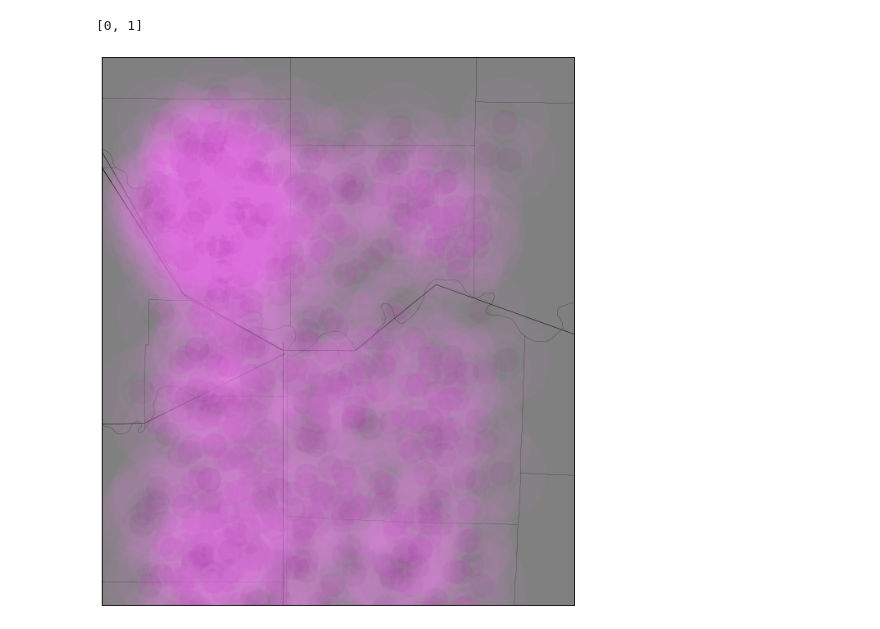
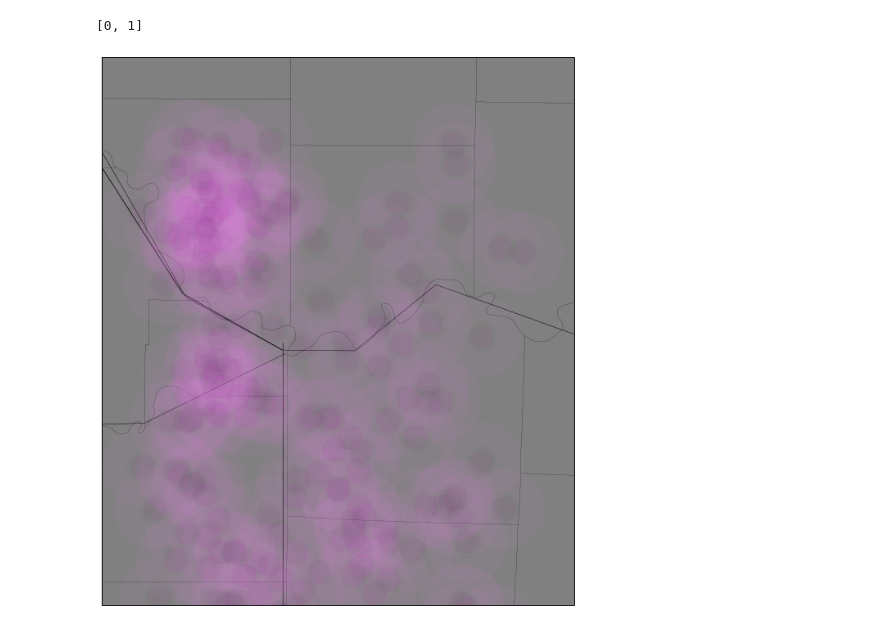
Before and after one commit to nikisix/kcData, a Jupyter notebook: 311/distributions.ipynb, the cells around one changed output. Cells and saved outputs as stored; diff of their text form; code cells hidden in the pictures.

Commit message:
fixed a bug where the grid would stop loading points if it hit a NaT (not a time) instead of skipping this row and loading the rest of the dataframe

```diff
--- a/311/distributions.ipynb
+++ b/311/distributions.ipynb
@@ -188,7 +188,7 @@ def grid_split_1d(lats, lons, lat_steps, lon_steps, day_data):
 
 grid1d = dict()
 for date_index in data.index:
-    if (pd.isnull(date_index)): break #last few rows are always NaT (Not a Time) :(
+    if (pd.isnull(date_index)): continue #last few rows are always NaT (Not a Time) :(
     day_data = data[str(date_index)]
     grid1d[date_index] = grid_split_1d(day_data.latitude, day_data.longitude, lat_steps, lon_steps, day_data)
 # %%
@@ -502,11 +502,12 @@ def augment_grid(sector, num_calls, num_samples = 100, min_support = 20, ret = l
     if len(ret) >= min_support:
         return ret
     #look through the existing artifical data before doing more sampling
-    ret.extend(  grid_data_list( grid1d_artificial, sector, num_calls )  )
+    #ret.extend(  grid_data_list( grid1d_artificial, sector, num_calls )  )
     if len(ret) >= min_support:
         return ret
     else:
-        while len(ret) < min_support and len(grid1d_artificial) < MAX_SAMPLES:
+        i = 0
+        while len(ret) < min_support and i*num_samples < MAX_SAMPLES:
             artificial_samples = [add_noise(multi1.random()) for i in range(num_samples)]
             #grid1d_artificial.extend( artificial_samples ) #save this for use next time
             ret.extend(  grid_data_list( artificial_samples, sector, num_calls )  )
@@ -557,7 +558,7 @@ grid[(N_STEPS*lat_index) + lon_index] += 1 #could also be len(lon_steps)*lat_ind
 v (y) == lat_steps
 """
 
-def grid1dToLatsLonsColors(grid):
+def grid1dToLatsLons(grid):
     lats = []; lons = [];
     lat_stepsize = np.abs(lat_steps[0] - lat_steps[1])
     lon_stepsize = np.abs(lon_steps[0] - lon_steps[1])
@@ -607,33 +608,33 @@ lon_steps = np.linspace(LON_BEGIN, LON_END, N_STEPS)
 
 plt.figure(figsize=(24,12))
 map = Basemap(projection='merc', lat_0=39, lon_0=-94.5,
     resolution = 'l', area_thresh = 3000.0,
     llcrnrlon=-95, llcrnrlat=38.7,
     urcrnrlon=-94, urcrnrlat=39.6)
 
 map.drawcounties()
 map.drawstates()
 map.drawrivers()
 
 
 #TODO need to fill up these lats and lons with artificial data
 #lons = data.longitude.values
 #lats = data.latitude.values
 
-lats, lons = grid1dToLatsLonsColors(subgrid_upsampled)
+lats, lons = grid1dToLatsLons(subgrid_upsampled)
 x,y = map(lons, lats)
 #x,y = map(lon_steps, lat_steps)
 
 ax = plt.axes()
 #ax.grid(True, color='#EEEEEE', linestyle='solid')
 ax.set_axis_bgcolor('grey')
 #color=plt.cm.jet(np.random.rand()),
 map.plot(x, y, 'o',
          alpha=.05,
          markerfacecolor = 'purple',
          markeredgecolor = 'violet',
          markersize=30,
-         markeredgewidth=80)
+         markeredgewidth=70)
 plt.show()
 # %% [output]
-[figure, old version]
+[figure, new version]
```
Also changed, not shown: parts of 9 cells of this notebook.
